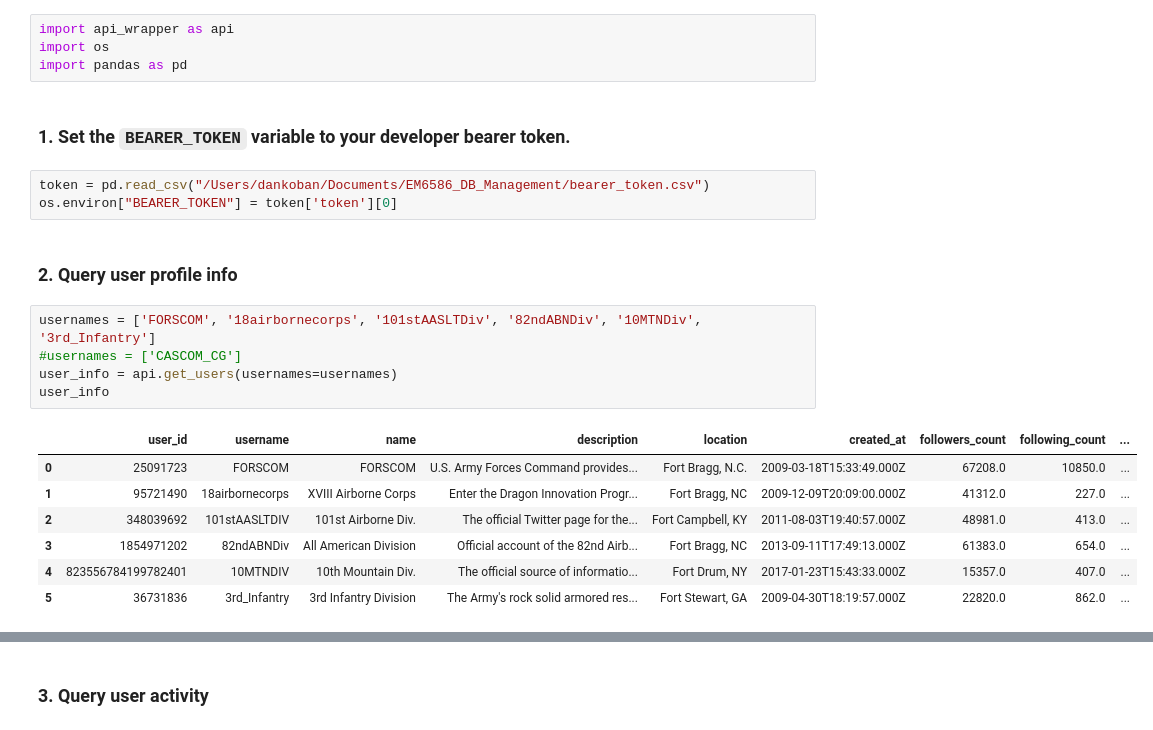
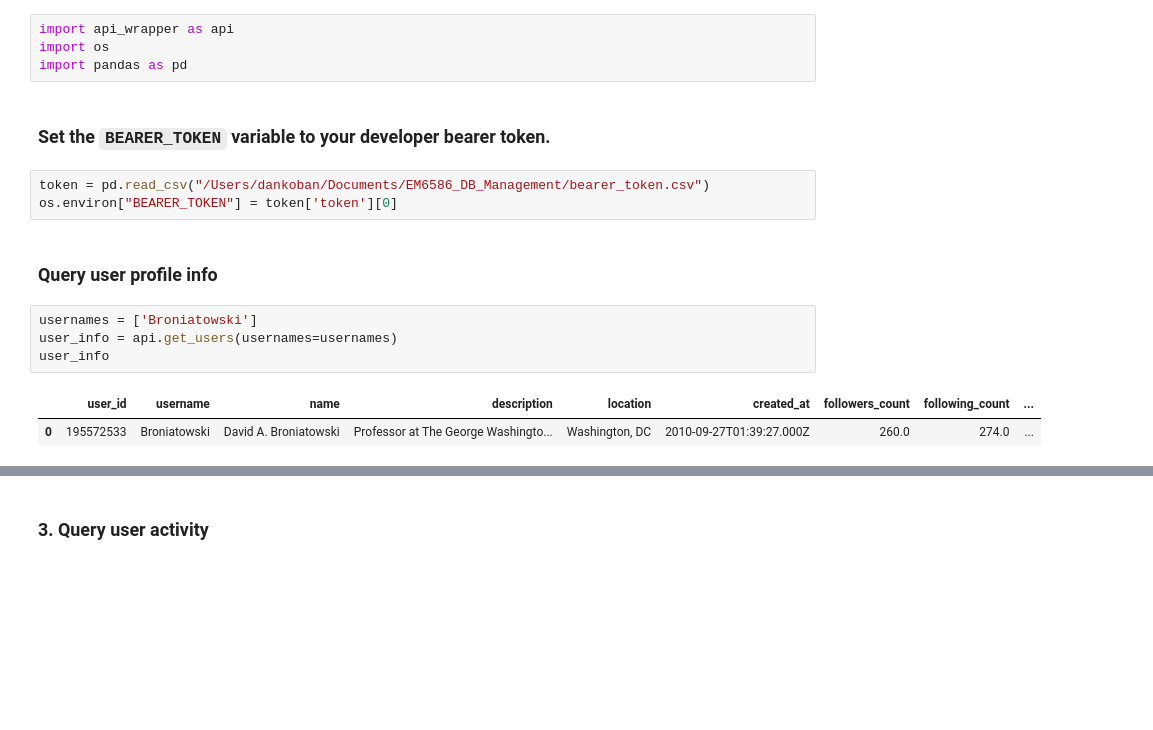
Before and after one commit to Q-nicorn1/koban_xie_twitter_v2_api, a Jupyter notebook: collection.ipynb, the cells around one changed output, grey strips where cells are left out. Cells and saved outputs as stored; diff of their text form; blank space fills up the shorter version.

```diff
--- a/collection.ipynb
+++ b/collection.ipynb
@@ -3,22 +3,16 @@ import api_wrapper as api
 import os
 import pandas as pd
 # %% [markdown]
-### 1. Set the `BEARER_TOKEN` variable to your developer bearer token.
+### Set the `BEARER_TOKEN` variable to your developer bearer token.
 # %%
 token = pd.read_csv("/Users/dankoban/Documents/EM6586_DB_Management/bearer_token.csv")
 os.environ["BEARER_TOKEN"] = token['token'][0]
 # %% [markdown]
-### 2. Query user profile info
+### Query user profile info
 # %%
-usernames = ['FORSCOM', '18airbornecorps', '101stAASLTDiv', '82ndABNDiv', '10MTNDiv', '3rd_Infantry']
-#usernames = ['CASCOM_CG']
+usernames = ['Broniatowski']
 user_info = api.get_users(usernames=usernames)
 user_info
 # %% [output]
 |  | user_id | username | name | description | location | created_at | followers_count | following_count | ... |
-| 0 | 25091723 | FORSCOM | FORSCOM | U.S. Army Forces Command provides... | Fort Bragg, N.C. | 2009-03-18T15:33:49.000Z | 67208.0 | 10850.0 | ... |
-| 1 | 95721490 | 18airbornecorps | XVIII Airborne Corps | Enter the Dragon Innovation Progr... | Fort Bragg, NC | 2009-12-09T20:09:00.000Z | 41312.0 | 227.0 | ... |
-| 2 | 348039692 | 101stAASLTDIV | 101st Airborne Div. | The official Twitter page for the... | Fort Campbell, KY | 2011-08-03T19:40:57.000Z | 48981.0 | 413.0 | ... |
-| 3 | 1854971202 | 82ndABNDiv | All American Division | Official account of the 82nd Airb... | Fort Bragg, NC | 2013-09-11T17:49:13.000Z | 61383.0 | 654.0 | ... |
-| 4 | 823556784199782401 | 10MTNDIV | 10th Mountain Div. | The official source of informatio... | Fort Drum, NY | 2017-01-23T15:43:33.000Z | 15357.0 | 407.0 | ... |
-| 5 | 36731836 | 3rd_Infantry | 3rd Infantry Division | The Army's rock solid armored res... | Fort Stewart, GA | 2009-04-30T18:19:57.000Z | 22820.0 | 862.0 | ... |
+| 0 | 195572533 | Broniatowski | David A. Broniatowski | Professor at The George Washingto... | Washington, DC | 2010-09-27T01:39:27.000Z | 260.0 | 274.0 | ... |
```
Also changed, not shown: parts of 8 cells of this notebook, 3 other files.
